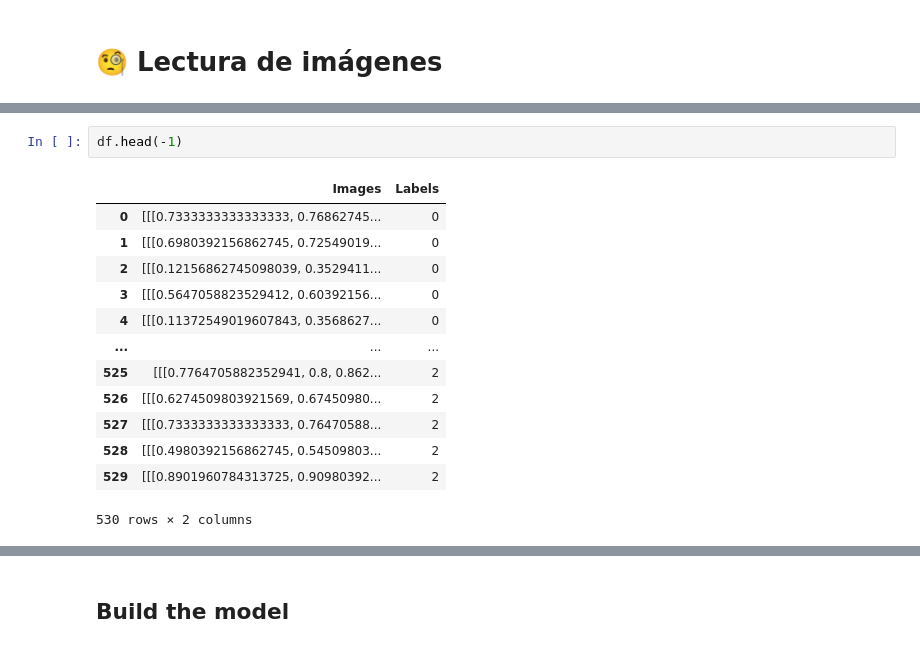
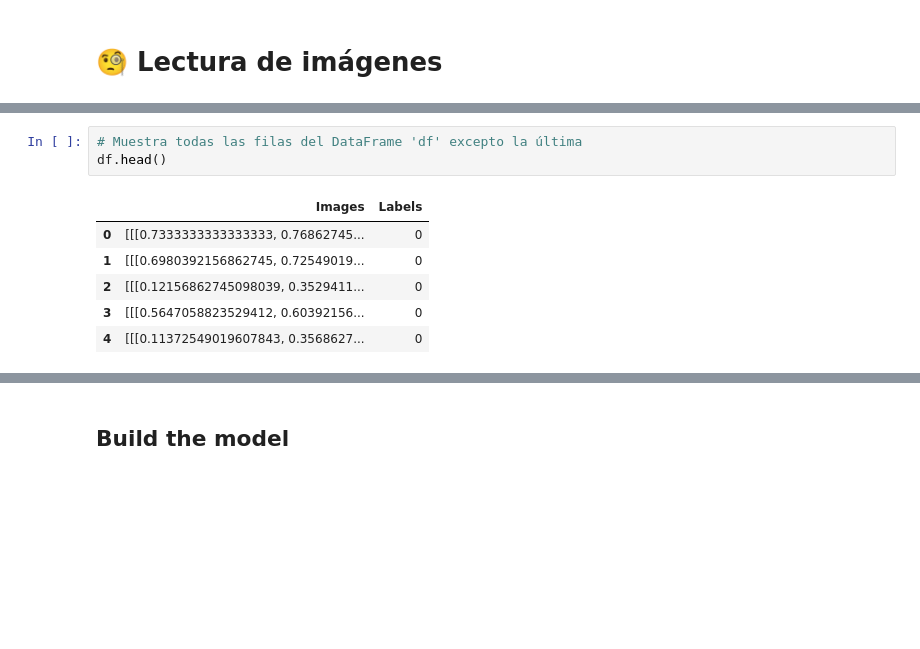
Before and after one commit to Felipe-Aristizabal/Traffic-Sign-Classifier, a Jupyter notebook: notebooks/OwnNeuronalNetworkV1.ipynb, the cells around one changed output, grey strips where cells are left out. Cells and saved outputs as stored; diff of their text form; blank space fills up the shorter version.

```diff
--- a/notebooks/OwnNeuronalNetworkV1.ipynb
+++ b/notebooks/OwnNeuronalNetworkV1.ipynb
@@ -176,17 +204,11 @@ Index TrafficLight: 22
-# %%
-df.head(-1)
-# %% [output]
-|  | Images | Labels |
-| 0 | [[[0.7333333333333333, 0.76862745... | 0 |
-| 1 | [[[0.6980392156862745, 0.72549019... | 0 |
-| 2 | [[[0.12156862745098039, 0.3529411... | 0 |
-| 3 | [[[0.5647058823529412, 0.60392156... | 0 |
-| 4 | [[[0.11372549019607843, 0.3568627... | 0 |
-| ... | ... | ... |
-| 525 | [[[0.7764705882352941, 0.8, 0.862... | 2 |
-| 526 | [[[0.6274509803921569, 0.67450980... | 2 |
-| 527 | [[[0.7333333333333333, 0.76470588... | 2 |
-| 528 | [[[0.4980392156862745, 0.54509803... | 2 |
-| 529 | [[[0.8901960784313725, 0.90980392... | 2 |
-530 rows × 2 columns
+# %%
+# Muestra todas las filas del DataFrame 'df' excepto la última
+df.head()
+# %% [output]
+|  | Images | Labels |
+| 0 | [[[0.7333333333333333, 0.76862745... | 0 |
+| 1 | [[[0.6980392156862745, 0.72549019... | 0 |
+| 2 | [[[0.12156862745098039, 0.3529411... | 0 |
+| 3 | [[[0.5647058823529412, 0.60392156... | 0 |
+| 4 | [[[0.11372549019607843, 0.3568627... | 0 |
 # %%
```
Also changed, not shown: parts of 24 cells of this notebook, 7 other files.
